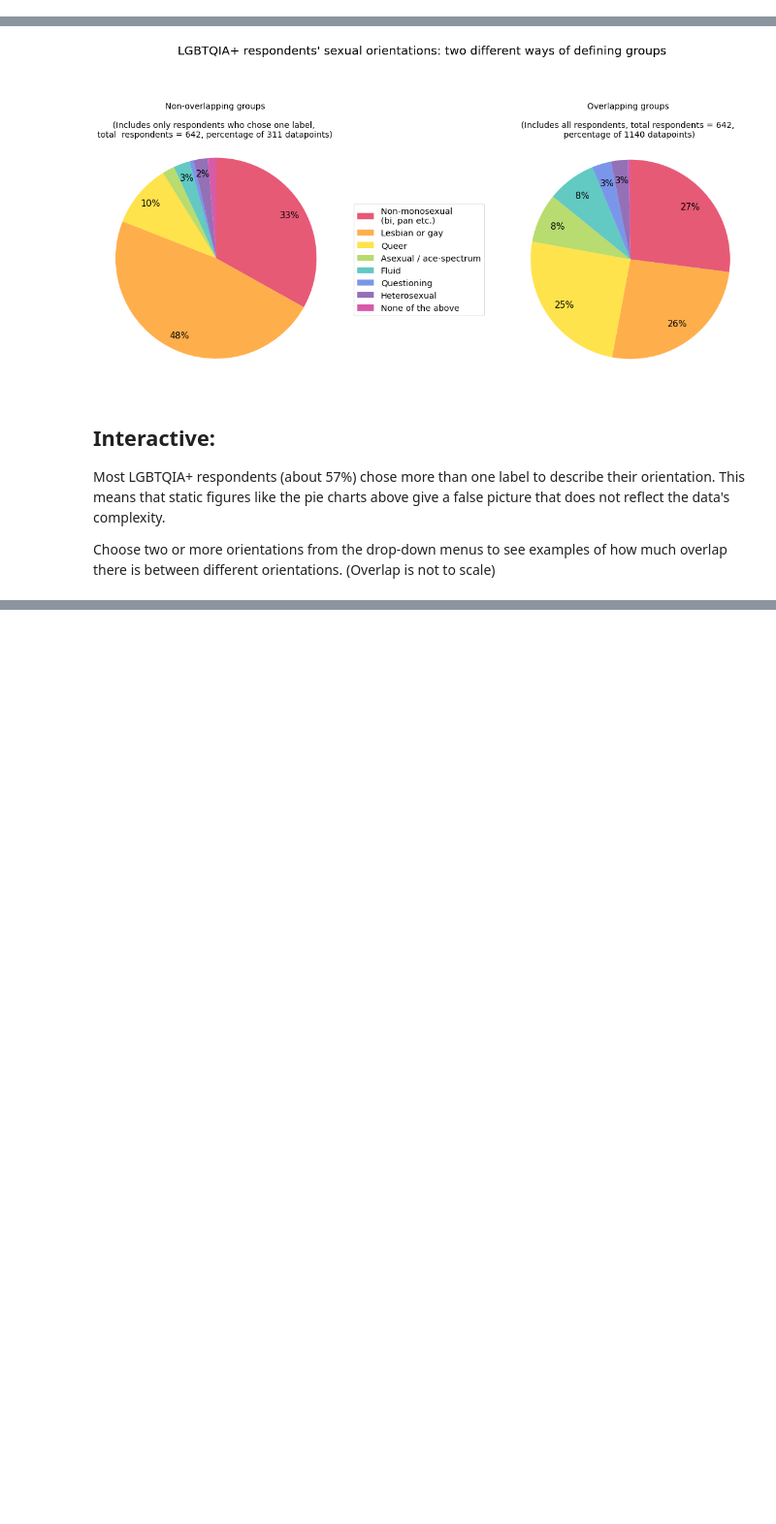
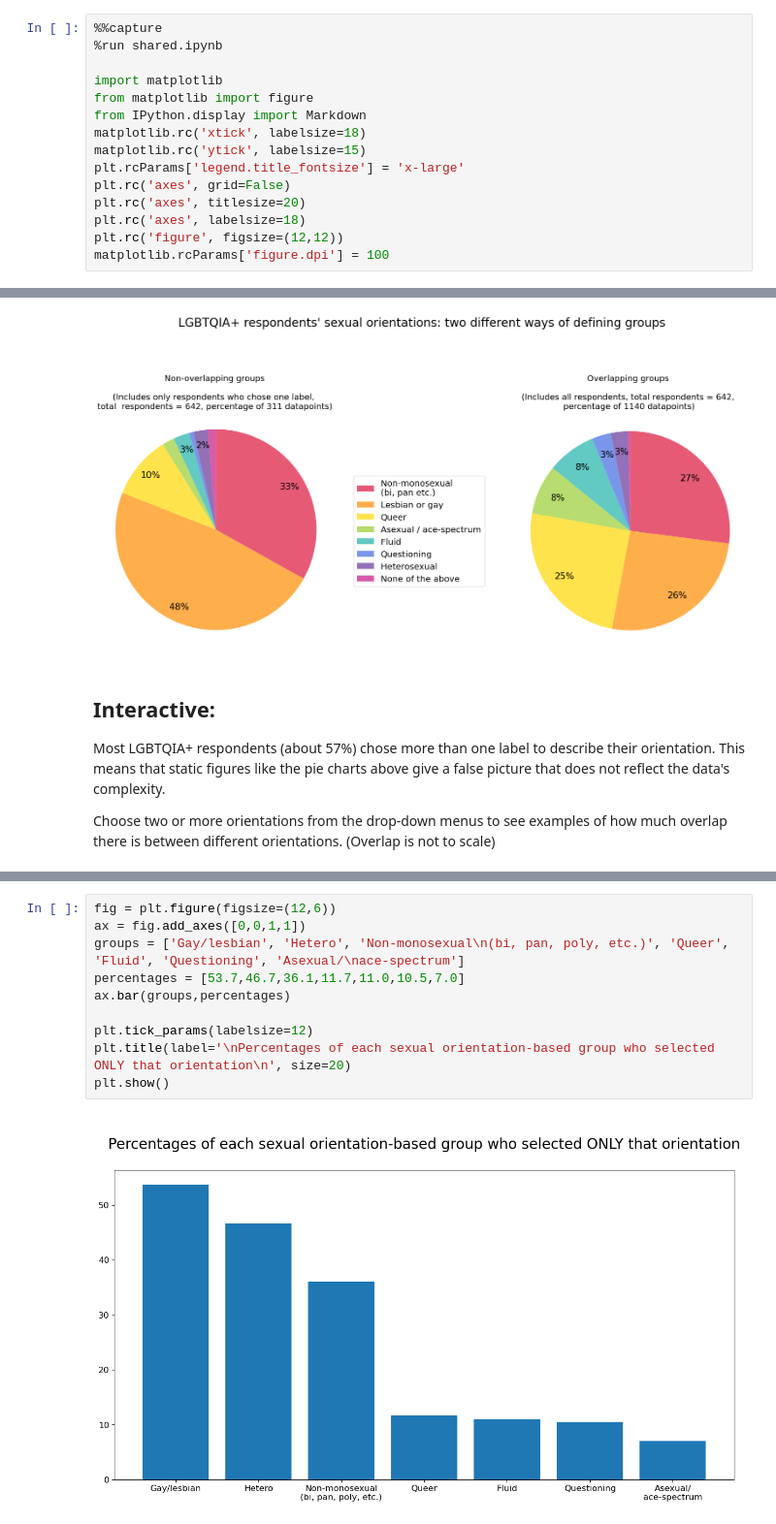
Before and after one commit to kiradelmar/Bibliotek-for-alle, a Jupyter notebook: InteractiveVenn.ipynb, the cells around one changed output, grey strips where cells are left out. Shown at 97% size. Cells and saved outputs as stored; diff of their text form; blank space fills up the shorter version.

```diff
--- a/InteractiveVenn.ipynb
+++ b/InteractiveVenn.ipynb
@@ -4,3 +1,18 @@
+# %%
+%%capture
+%run shared.ipynb
+
+import matplotlib
+from matplotlib import figure
+from IPython.display import Markdown
+matplotlib.rc('xtick', labelsize=18)
+matplotlib.rc('ytick', labelsize=15)
+plt.rcParams['legend.title_fontsize'] = 'x-large'
+plt.rc('axes', grid=False)
+plt.rc('axes', titlesize=20)
+plt.rc('axes', labelsize=18)
+plt.rc('figure', figsize=(12,12))
+matplotlib.rcParams['figure.dpi'] = 100
 # %% [markdown]
 ## Visualizing queer identities
 # %% [markdown]
@@ -90,3 +104,15 @@ VBox(children=(Dropdown(options={'Choose an orientation': '', 'Asexual /ace-spec
+# %%
+fig = plt.figure(figsize=(12,6))
+ax = fig.add_axes([0,0,1,1])
+groups = ['Gay/lesbian', 'Hetero', 'Non-monosexual\n(bi, pan, poly, etc.)', 'Queer', 'Fluid', 'Questioning', 'Asexual/\nace-spectrum']
+percentages = [53.7,46.7,36.1,11.7,11.0,10.5,7.0]
+ax.bar(groups,percentages)
+
+plt.tick_params(labelsize=12)
+plt.title(label='\nPercentages of each sexual orientation-based group who selected ONLY that orientation\n', size=20)
+plt.show()
+# %% [output]
+[figure, added]
 # %%
 from IPython.display import display, Markdown
 
```
Also changed, not shown: parts of 12 cells of this notebook, 3 other files.
